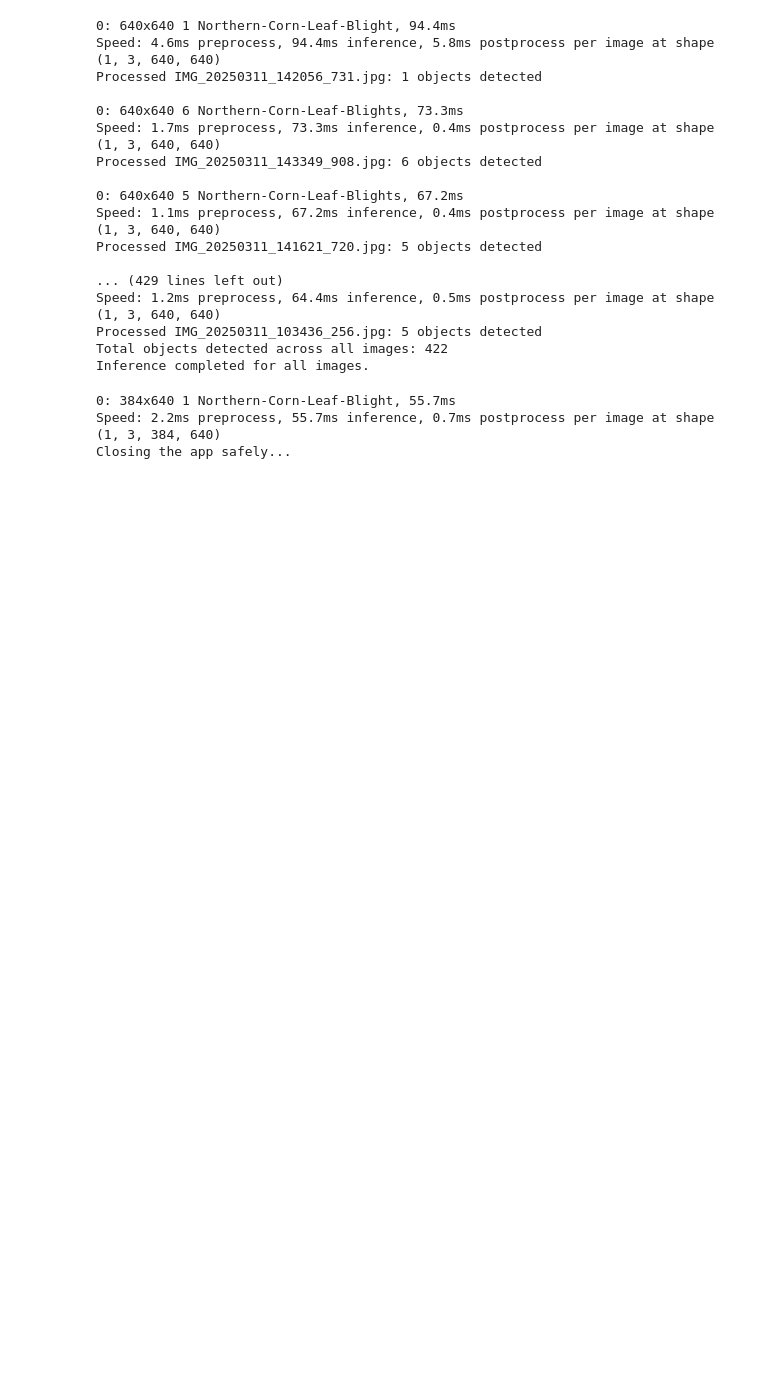
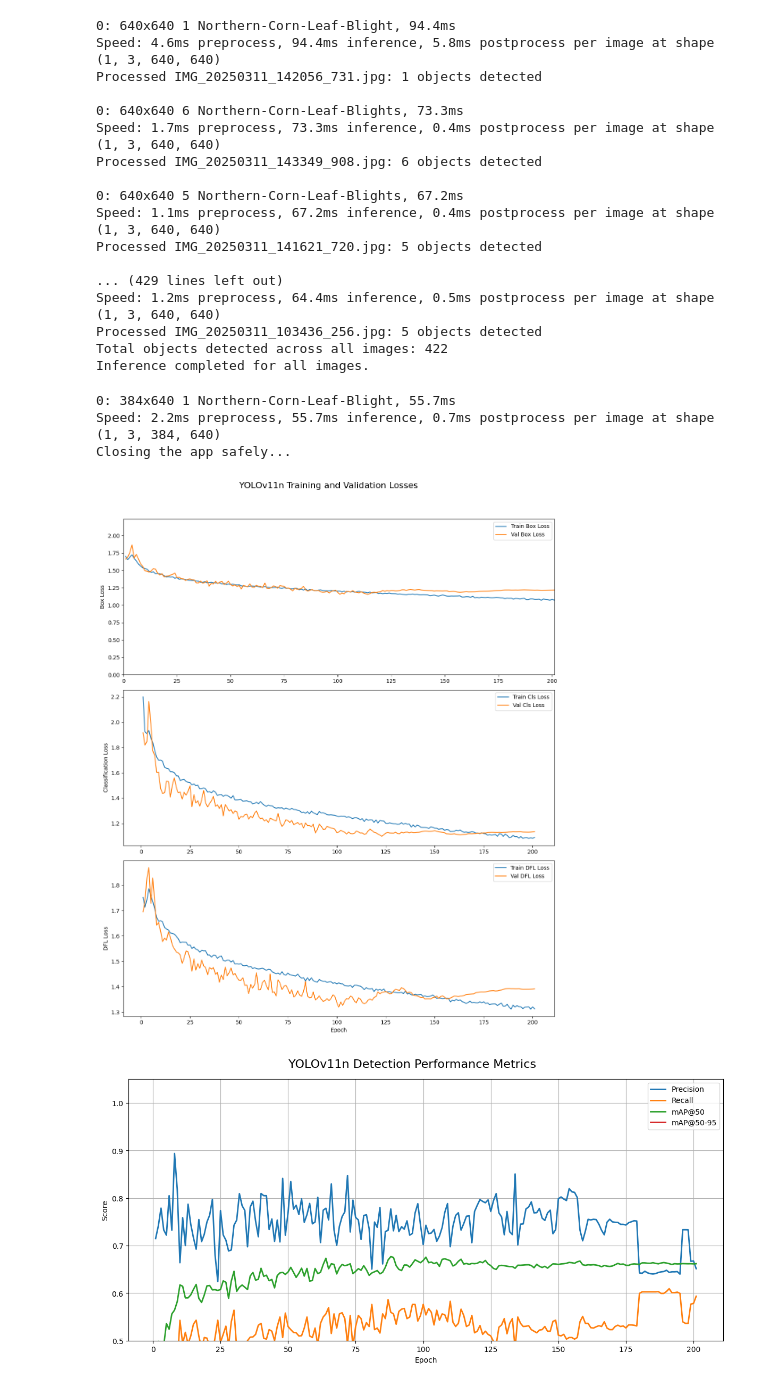
Before and after one commit to Baboyeatami/NBLProject, a Jupyter notebook: NLB_testing.ipynb, the cells around one changed output. Cells and saved outputs as stored; diff of their text form; code cells hidden in the pictures; blank space fills up the shorter version.

```diff
--- a/NLB_testing.ipynb
+++ b/NLB_testing.ipynb
@@ -215,3 +215,60 @@ cv2.destroyAllWindows()
 0: 384x640 1 Northern-Corn-Leaf-Blight, 55.7ms
 Speed: 2.2ms preprocess, 55.7ms inference, 0.7ms postprocess per image at shape (1, 3, 384, 640)
 Closing the app safely...
+# %%
+
+
+import pandas as pd
+import matplotlib.pyplot as plt
+
+# Load actual training results from YOLOv11n (Ultralytics format)
+df = pd.read_csv("results.csv")
+
+# Set up subplots for losses
+fig, axes = plt.subplots(3, 1, figsize=(12, 15))
+fig.suptitle('YOLOv11n Training and Validation Losses', fontsize=16)
+
+# Plot box loss
+axes[0].plot(df['epoch'], df['train/box_loss'], label='Train Box Loss')
+axes[0].plot(df['epoch'], df['val/box_loss'], label='Val Box Loss')
+axes[0].set_ylabel('Box Loss')
+axes[0].legend()
+max_box_loss = max(df['train/box_loss'].max(), df['val/box_loss'].max())
+axes[0].set_ylim(0, max_box_loss * 1.2)
+axes[0].set_xlim(0, df['epoch'].max())
+
+# Plot classification loss
+axes[1].plot(df['epoch'], df['train/cls_loss'], label='Train Cls Loss')
+axes[1].plot(df['epoch'], df['val/cls_loss'], label='Val Cls Loss')
+axes[1].set_ylabel('Classification Loss')
+axes[1].legend()
+
+# Plot DFL loss
+axes[2].plot(df['epoch'], df['train/dfl_loss'], label='Train DFL Loss')
+axes[2].plot(df['epoch'], df['val/dfl_loss'], label='Val DFL Loss')
+axes[2].set_ylabel('DFL Loss')
+axes[2].set_xlabel('Epoch')
+axes[2].legend()
+
+plt.tight_layout(rect=[0, 0.03, 1, 0.95])
+plt.show()
+
+# Plot performance metrics
+fig, ax = plt.subplots(figsize=(12, 6))
+fig.suptitle('YOLOv11n Detection Performance Metrics', fontsize=16)
+
+ax.plot(df['epoch'], df['metrics/precision(B)'], label='Precision', linewidth=2)
+ax.plot(df['epoch'], df['metrics/recall(B)'], label='Recall', linewidth=2)
+ax.plot(df['epoch'], df['metrics/mAP50(B)'], label='mAP@50', linewidth=2)
+ax.plot(df['epoch'], df['metrics/mAP50-95(B)'], label='mAP@50-95', linewidth=2)
+
+ax.set_xlabel('Epoch')
+ax.set_ylabel('Score')
+ax.set_ylim(0.5, 1.05)
+ax.legend()
+plt.grid(True)
+plt.tight_layout()
+plt.show()
+# %% [output]
+[figure, added]
+[figure, added]
```
Also changed, not shown: parts of 1 cell of this notebook.
